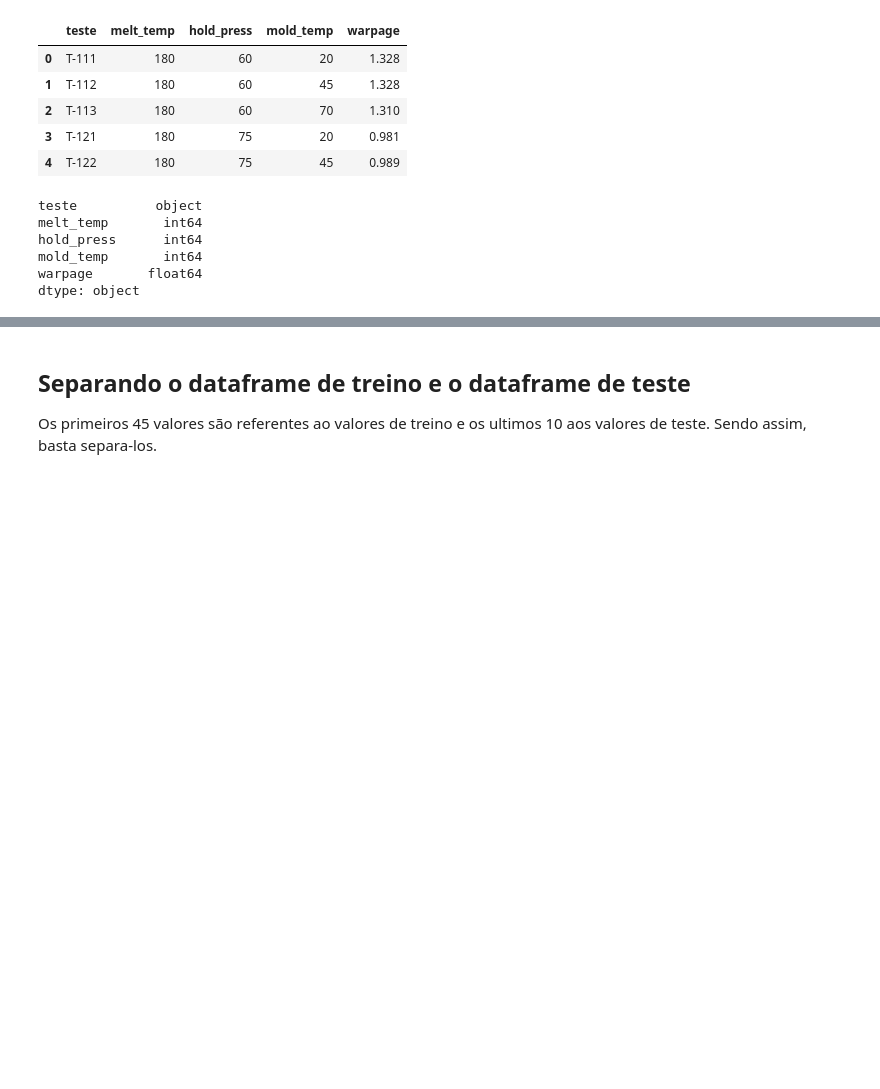
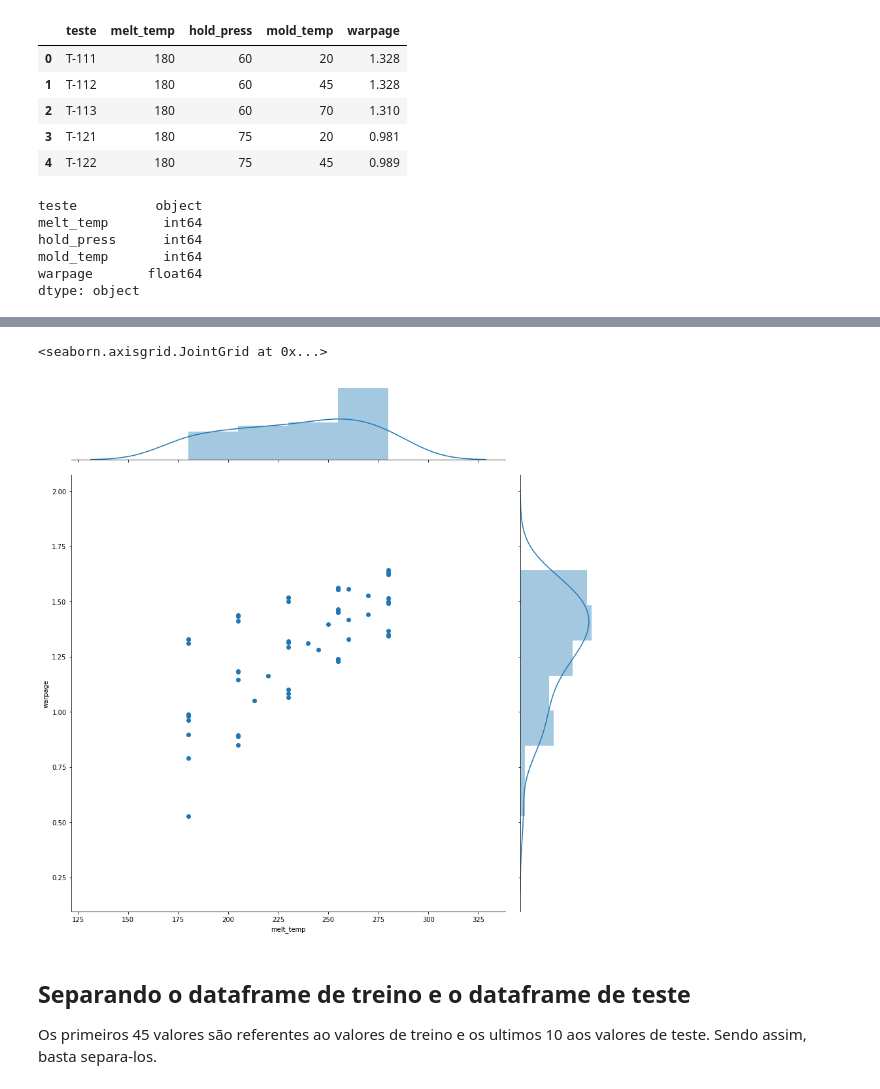
Before and after one commit to lorransr/warpage_analysis, a Jupyter notebook: warpage_prediction.ipynb, the cells around one changed output, grey strips where cells are left out. Saved outputs shown, nothing was run; the diff lists cells and outputs as text; code cells hidden in the pictures; blank space fills up the shorter version.

```diff
--- a/warpage_prediction.ipynb
+++ b/warpage_prediction.ipynb
@@ -46,3 +55,13 @@ dtype: object
+# %%
+
+
+grid = sns.JointGrid( "melt_temp","warpage", data = df,height = 12)
+
+grid.plot_joint(plt.scatter)
+grid.plot_marginals(sns.distplot)
+# %% [output]
+<seaborn.axisgrid.JointGrid at 0x...>
+[figure, added]
 # %% [markdown]
 ## Separando o dataframe de treino e o dataframe de teste
 
```
Also changed, not shown: parts of 5 cells of this notebook.
